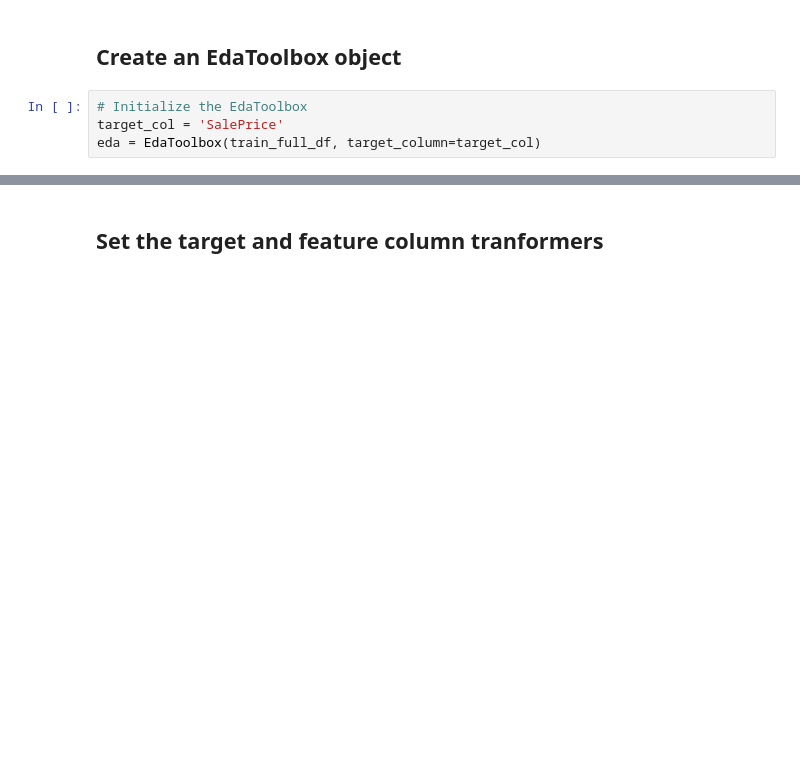
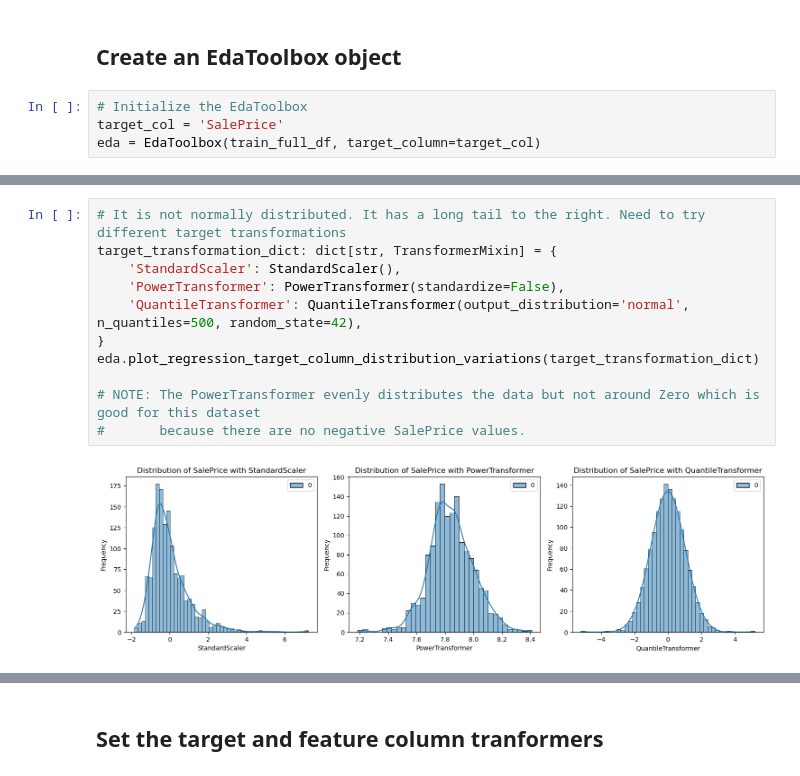
Before and after one commit to JimGile/group3-project2-ml, a Jupyter notebook: jim/notebooks/house_prices_eda.ipynb, the cells around one changed output, grey strips where cells are left out. Cells and saved outputs as stored; diff of their text form; blank space fills up the shorter version.

```diff
--- a/jim/notebooks/house_prices_eda.ipynb
+++ b/jim/notebooks/house_prices_eda.ipynb
@@ -31,0 +39,13 @@ eda = EdaToolbox(train_full_df, target_column=target_col)
+# %%
+# It is not normally distributed. It has a long tail to the right. Need to try different target transformations
+target_transformation_dict: dict[str, TransformerMixin] = {
+    'StandardScaler': StandardScaler(),
+    'PowerTransformer': PowerTransformer(standardize=False),
+    'QuantileTransformer': QuantileTransformer(output_distribution='normal', n_quantiles=500, random_state=42),
+}
+eda.plot_regression_target_column_distribution_variations(target_transformation_dict)
+
+# NOTE: The PowerTransformer evenly distributes the data but not around Zero which is good for this dataset
+#       because there are no negative SalePrice values.
+# %% [output]
+[figure, added]
```
Also changed, not shown: parts of 40 cells of this notebook, 2 other files.
